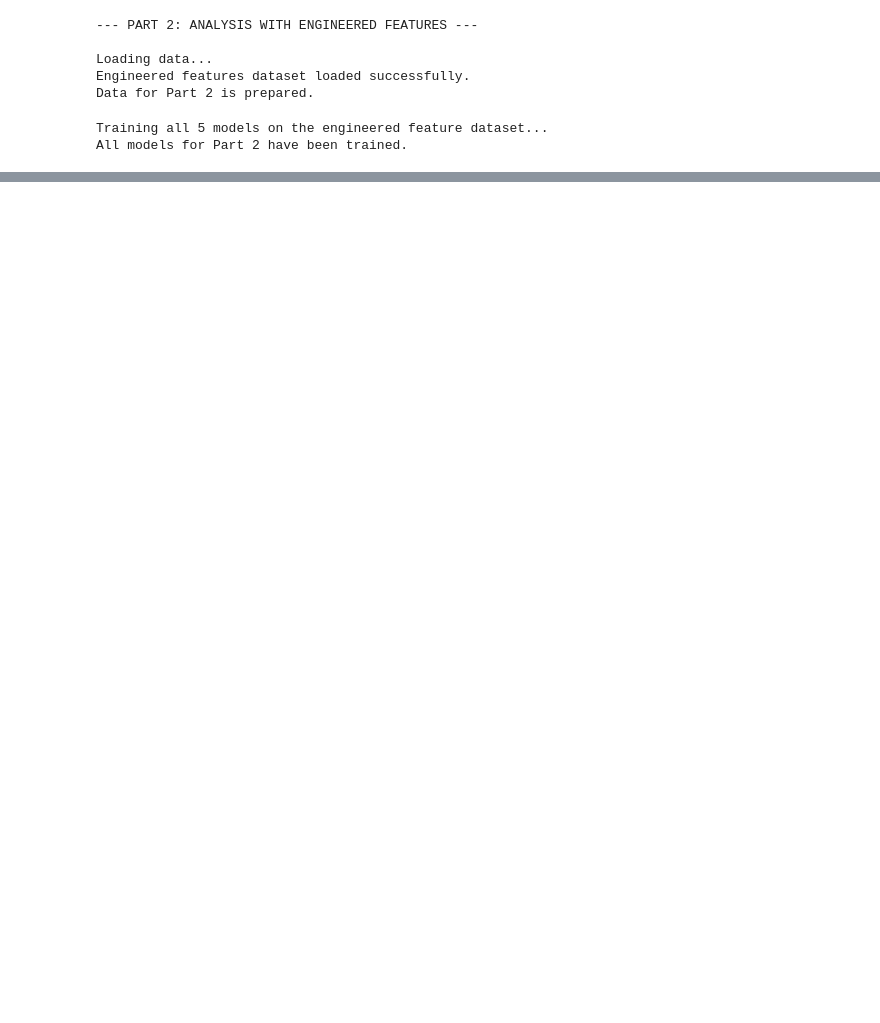
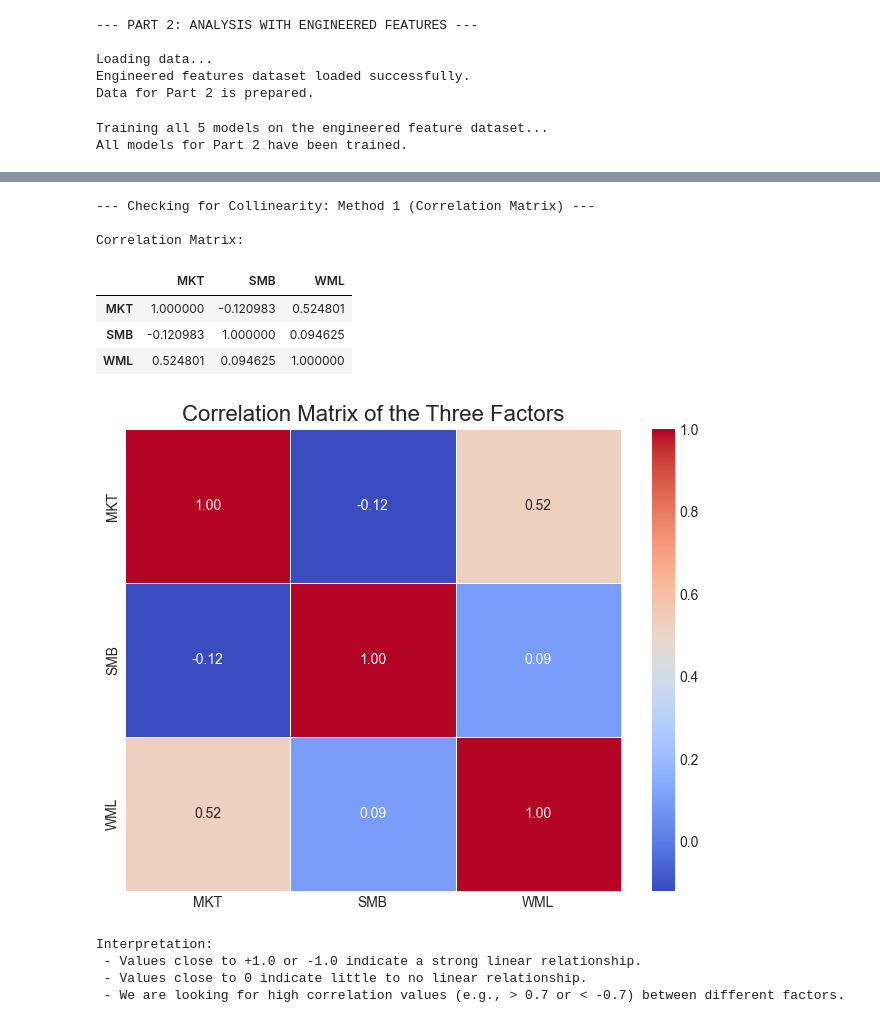
Before and after one commit to 2achAreeee/PCA_Crypto_Index, a Jupyter notebook: notebooks/model_analysis.ipynb, the cells around one changed output, grey strips where cells are left out. Drawn from its saved outputs; the diff is of its cells as text; code cells hidden in the pictures; blank space fills up the shorter version.

```diff
--- a/notebooks/model_analysis.ipynb
+++ b/notebooks/model_analysis.ipynb
@@ -674,0 +679,41 @@ Mean Absolute Percentage Error (MAPE): 2.06%
+# %%
+# Cell: Method 1 - Correlation Matrix and Heatmap
+
+print("--- Checking for Collinearity: Method 1 (Correlation Matrix) ---")
+
+# We will use the original 3 factors from the 'full_df_orig' DataFrame created in Cell 2
+factors_df = full_df_orig[['MKT', 'SMB', 'WML']]
+
+# 1. Calculate the correlation matrix
+correlation_matrix = factors_df.corr()
+
+print("\nCorrelation Matrix:")
+display(correlation_matrix)
+
+# 2. Visualize the correlation matrix as a heatmap
+plt.figure(figsize=(8, 6))
+sns.heatmap(correlation_matrix,
+            annot=True,        # Show the correlation values on the heatmap
+            cmap='coolwarm',   # Use a blue-to-red color scheme
+            fmt=".2f",         # Format the numbers to two decimal places
+            linewidths=.5)
+plt.title('Correlation Matrix of the Three Factors', fontsize=16)
+plt.show()
+
+print("\nInterpretation:")
+print(" - Values close to +1.0 or -1.0 indicate a strong linear relationship.")
+print(" - Values close to 0 indicate little to no linear relationship.")
+print(" - We are looking for high correlation values (e.g., > 0.7 or < -0.7) between different factors.")
+# %% [output]
+--- Checking for Collinearity: Method 1 (Correlation Matrix) ---
+
+Correlation Matrix:
+|  | MKT | SMB | WML |
+| MKT | 1.000000 | -0.120983 | 0.524801 |
+| SMB | -0.120983 | 1.000000 | 0.094625 |
+| WML | 0.524801 | 0.094625 | 1.000000 |
+[figure, added]
+Interpretation:
+ - Values close to +1.0 or -1.0 indicate a strong linear relationship.
+ - Values close to 0 indicate little to no linear relationship.
+ - We are looking for high correlation values (e.g., > 0.7 or < -0.7) between different factors.
```
Also changed, not shown: parts of 28 cells of this notebook, 12 other files.
